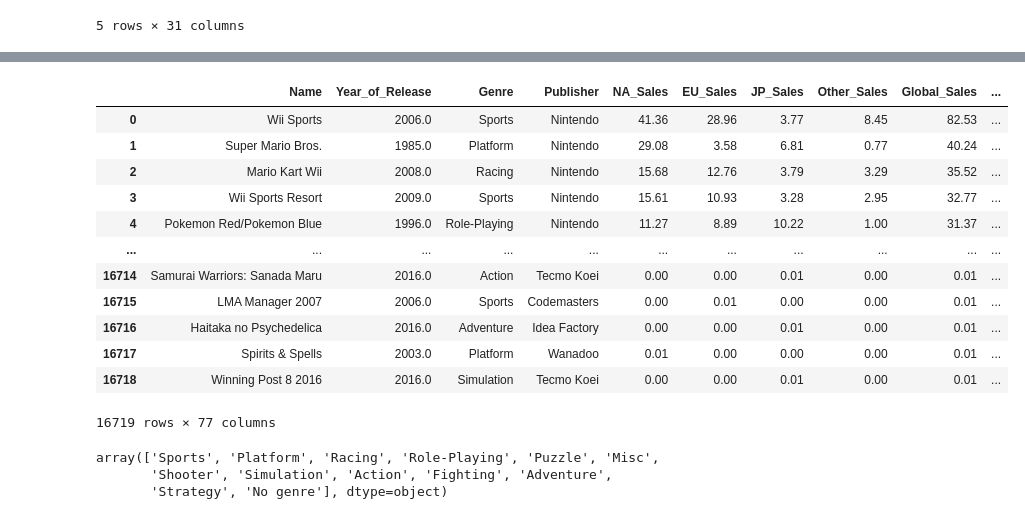
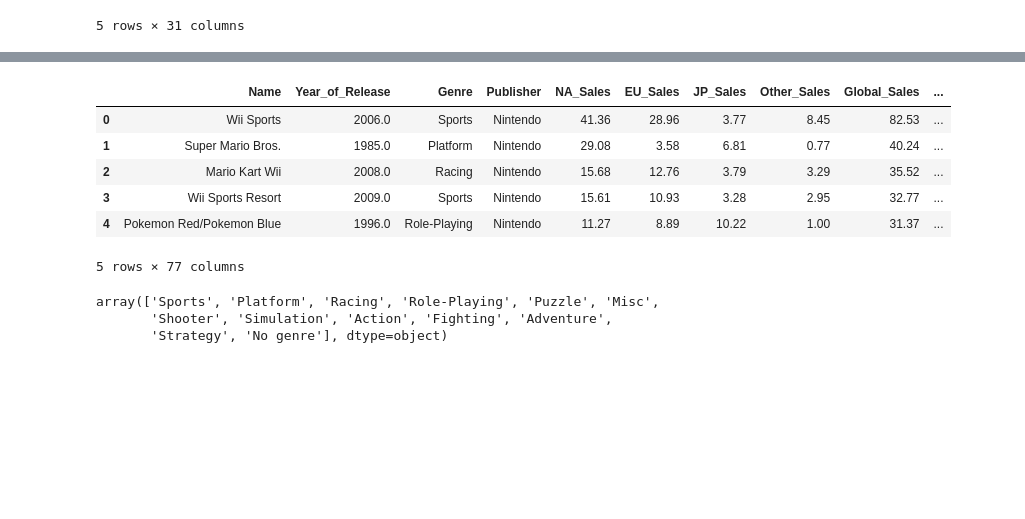
Before and after one commit to Kirik00714/nordic_data_science, a Jupyter notebook: Lesson25/Homework/HomeWork.ipynb, the cells around one changed output, grey strips where cells are left out. Drawn from its saved outputs; the diff is of its cells as text; code cells hidden in the pictures; blank space fills up the shorter version.

```diff
--- a/Lesson25/Homework/HomeWork.ipynb
+++ b/Lesson25/Homework/HomeWork.ipynb
@@ -141,5 +134,7 @@ array(['8', nan, '8.3', '8.5', '6.6', '8.4', '8.6', '7.7', '6.3', '7.4',
       dtype=object)
 # %%
 df_sales.loc[df_sales['User_Score']=='tbd', 'User_Score'] = 0
+# %%
+df_sales.loc[df_sales['User_Score']=='nan', 'User_Score'] = 0
 # %%
 df_sales['User_Score'] = df_sales['User_Score'].astype(float)
@@ -292,21 +249,15 @@ df_sales_
 df_sales_ = pd.get_dummies(df_sales_,
                columns=['Platform'])
 # %%
-df_sales_
+df_sales_.head()
 # %% [output]
 |  | Name | Year_of_Release | Genre | Publisher | NA_Sales | EU_Sales | JP_Sales | Other_Sales | Global_Sales | ... |
 | 0 | Wii Sports | 2006.0 | Sports | Nintendo | 41.36 | 28.96 | 3.77 | 8.45 | 82.53 | ... |
 | 1 | Super Mario Bros. | 1985.0 | Platform | Nintendo | 29.08 | 3.58 | 6.81 | 0.77 | 40.24 | ... |
 | 2 | Mario Kart Wii | 2008.0 | Racing | Nintendo | 15.68 | 12.76 | 3.79 | 3.29 | 35.52 | ... |
 | 3 | Wii Sports Resort | 2009.0 | Sports | Nintendo | 15.61 | 10.93 | 3.28 | 2.95 | 32.77 | ... |
 | 4 | Pokemon Red/Pokemon Blue | 1996.0 | Role-Playing | Nintendo | 11.27 | 8.89 | 10.22 | 1.00 | 31.37 | ... |
-| ... | ... | ... | ... | ... | ... | ... | ... | ... | ... | ... |
-| 16714 | Samurai Warriors: Sanada Maru | 2016.0 | Action | Tecmo Koei | 0.00 | 0.00 | 0.01 | 0.00 | 0.01 | ... |
-| 16715 | LMA Manager 2007 | 2006.0 | Sports | Codemasters | 0.00 | 0.01 | 0.00 | 0.00 | 0.01 | ... |
-| 16716 | Haitaka no Psychedelica | 2016.0 | Adventure | Idea Factory | 0.00 | 0.00 | 0.01 | 0.00 | 0.01 | ... |
-| 16717 | Spirits & Spells | 2003.0 | Platform | Wanadoo | 0.01 | 0.00 | 0.00 | 0.00 | 0.01 | ... |
-| 16718 | Winning Post 8 2016 | 2016.0 | Simulation | Tecmo Koei | 0.00 | 0.00 | 0.01 | 0.00 | 0.01 | ... |
-16719 rows × 77 columns
+5 rows × 77 columns
 # %%
 df_sales_['Genre'].unique()
 # %% [output]
```
Also changed, not shown: parts of 15 cells of this notebook, 23 other files.
